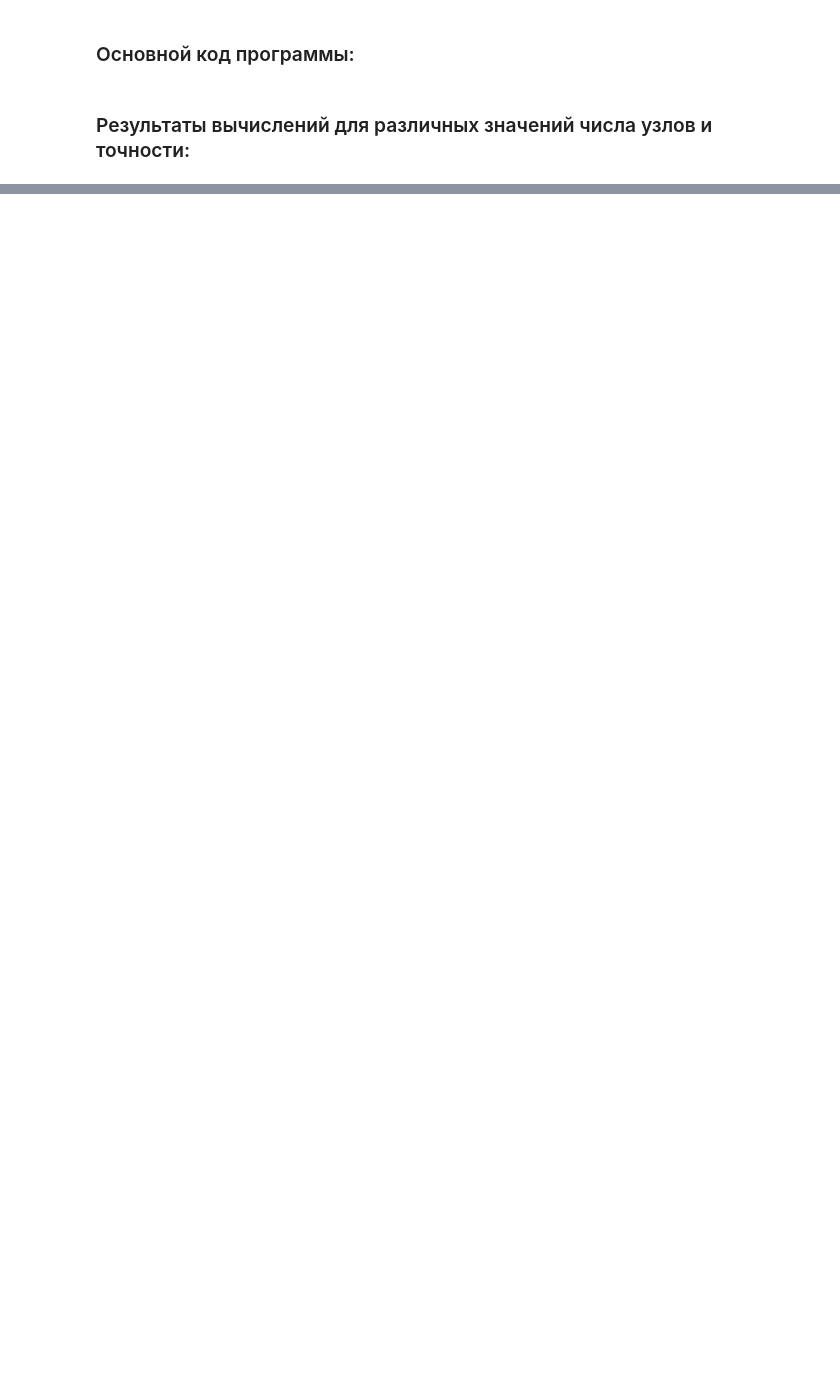
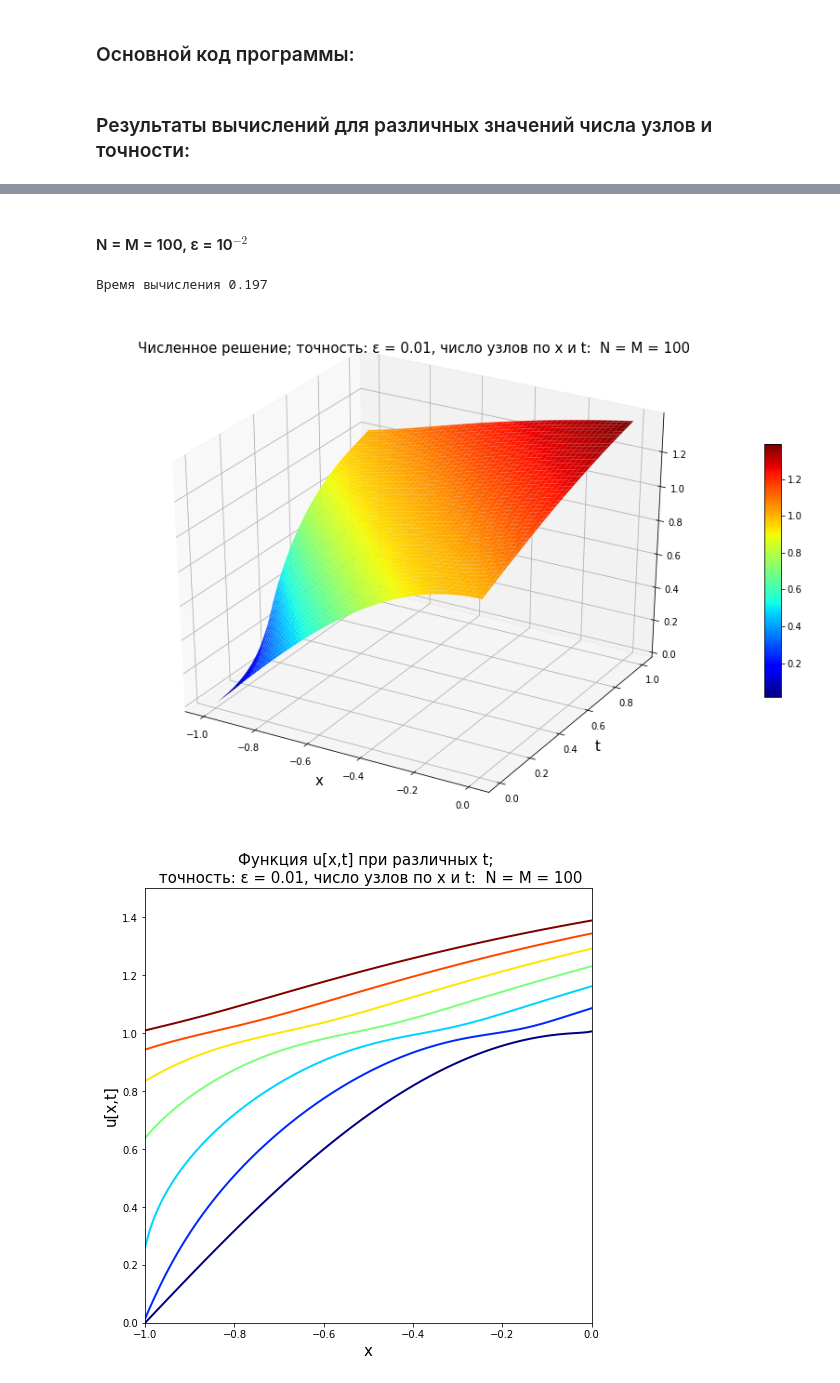
Before and after one commit to ctbip/omm-praki, a Jupyter notebook: styrov-28var.ipynb, the cells around one changed output, grey strips where cells are left out. Saved outputs shown, nothing was run; the diff lists cells and outputs as text; code cells hidden in the pictures; blank space fills up the shorter version.

```diff
--- a/styrov-28var.ipynb
+++ b/styrov-28var.ipynb
@@ -164,0 +181,8 @@ solve_and_plot(10000, 10000, 1e-6)
+# %% [markdown]
+#### N = M = 100, ε = 10$^{-2}$
+# %%
+solve_and_plot(100, 100, 1e-2)
+# %% [output]
+Время вычисления 0.197
+[figure, added]
+[figure, added]
```
Also changed, not shown: parts of 10 cells of this notebook.
